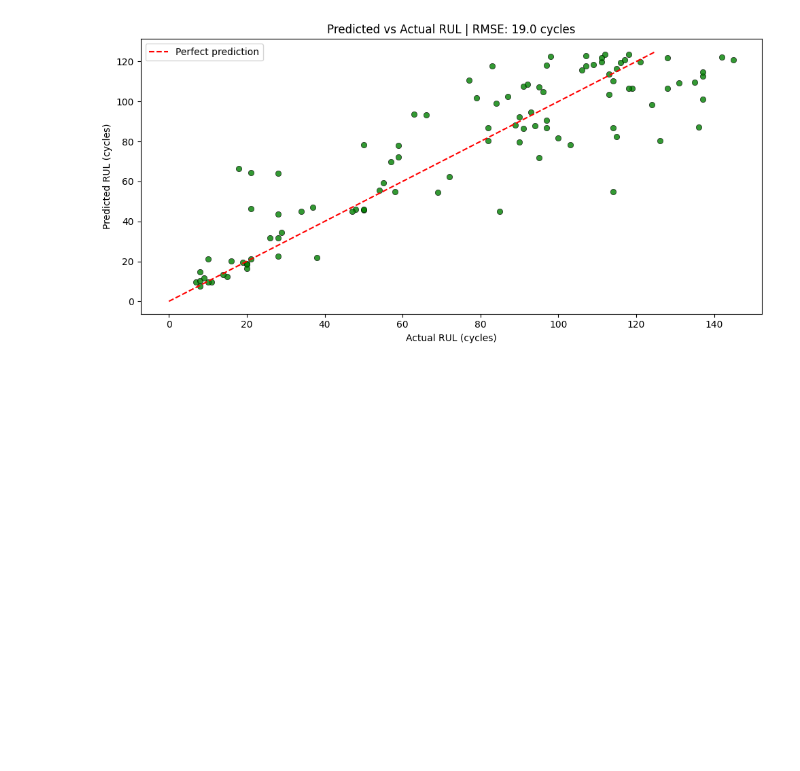
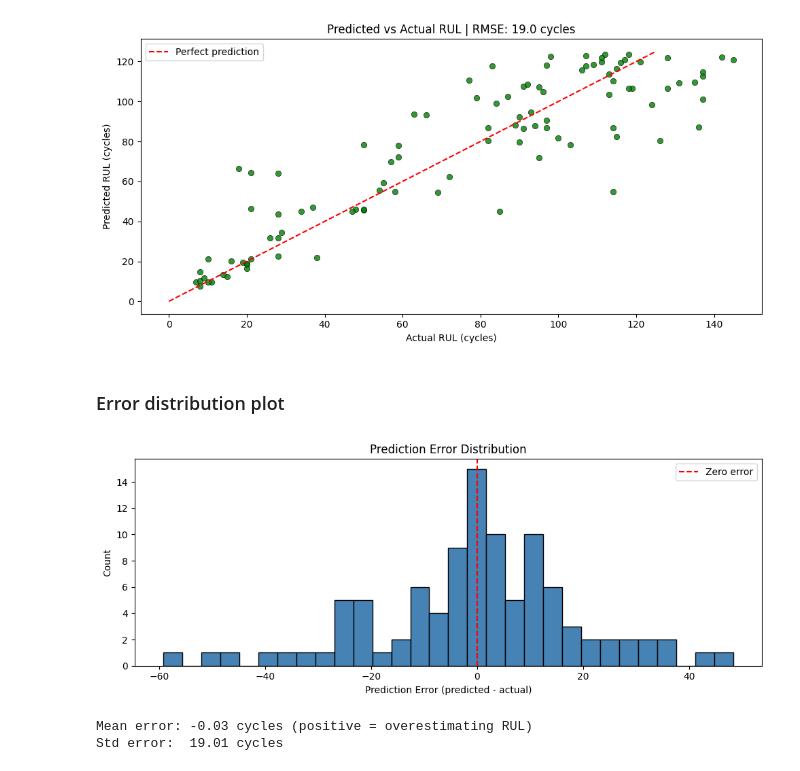
Before and after one commit to Mr-Rai/predictive_maintenance_aircraft_engine, a Jupyter notebook: cmapss_rul.ipynb, the cells around one changed output. Saved outputs shown, nothing was run; the diff lists cells and outputs as text; code cells hidden in the pictures; blank space fills up the shorter version.

```diff
--- a/cmapss_rul.ipynb
+++ b/cmapss_rul.ipynb
@@ -331,3 +333,25 @@ plt.tight_layout()
 plt.show()
 # %% [output]
 [figure]
+# %% [markdown]
+### Error distribution plot
+# %%
+# Prediction error distribution
+errors = y_pred - y_test.values
+
+plt.figure(figsize=(10, 4))
+plt.hist(errors, bins=30, color='steelblue', edgecolor='black')
+plt.axvline(0, color='red', linestyle='--', label='Zero error')
+plt.xlabel('Prediction Error (predicted - actual)')
+plt.ylabel('Count')
+plt.title('Prediction Error Distribution')
+plt.legend()
+plt.tight_layout()
+plt.show()
+
+print(f'Mean error: {errors.mean():.2f} cycles (positive = overestimating RUL)')
+print(f'Std error:  {errors.std():.2f} cycles')
+# %% [output]
+[figure, added]
+Mean error: -0.03 cycles (positive = overestimating RUL)
+Std error:  19.01 cycles
```
Also changed, not shown: parts of 3 cells of this notebook, 1 other file.
